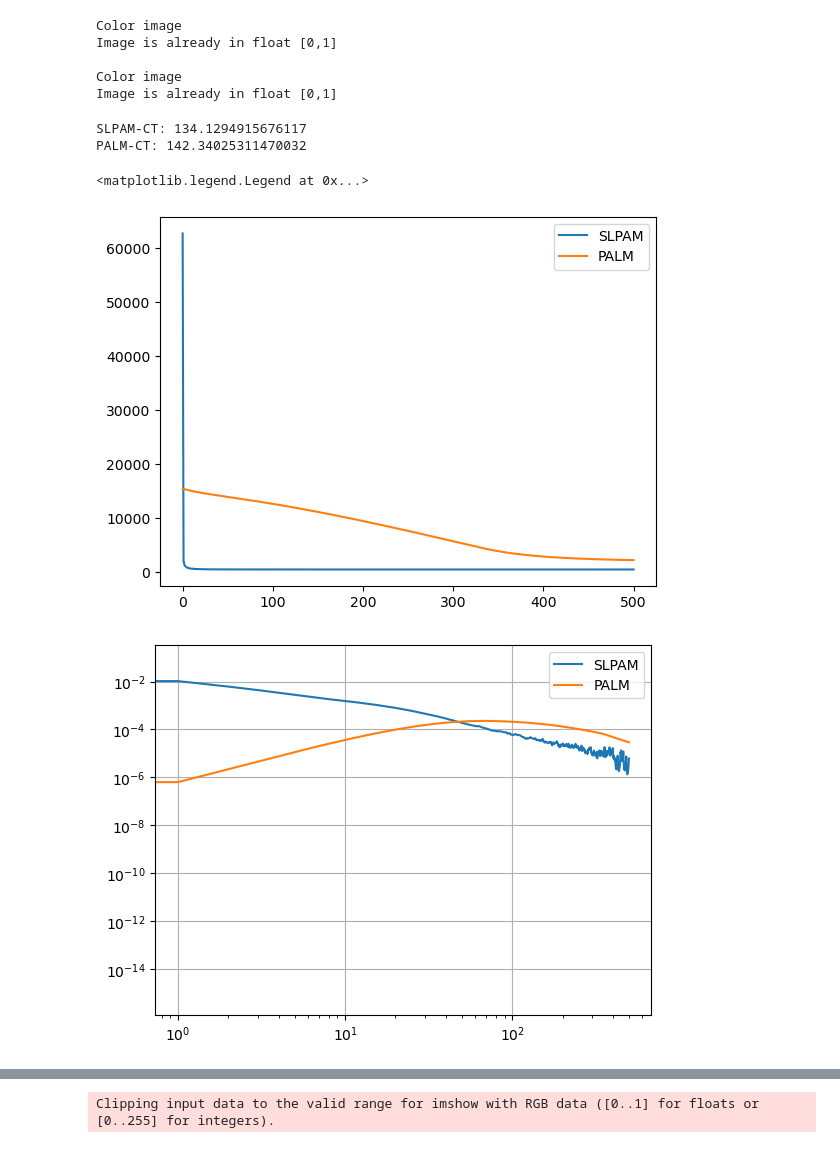
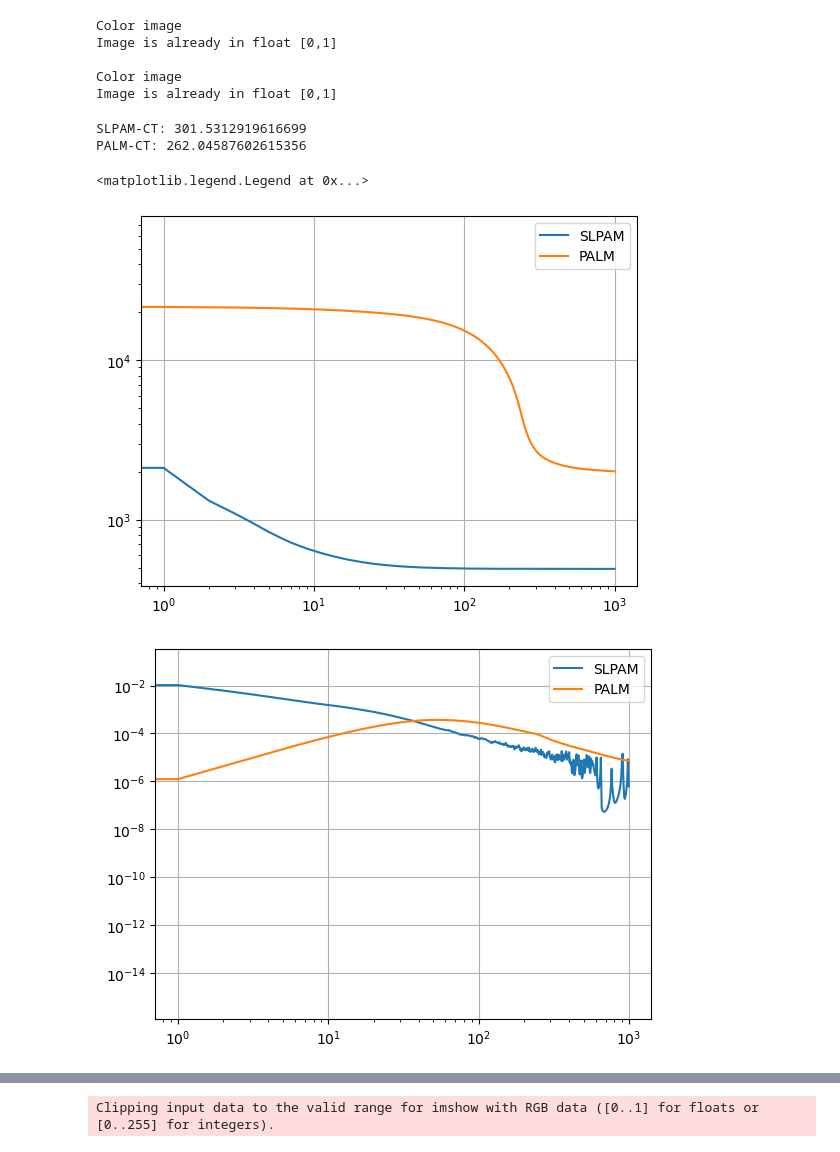
Before and after one commit to HoangTrieuVy/GGS-DMS, a Jupyter notebook: these-reproduce/Untitled.ipynb, the cells around one changed output, grey strips where cells are left out. Saved outputs shown, nothing was run; the diff lists cells and outputs as text; code cells hidden in the pictures.

```diff
--- a/these-reproduce/Untitled.ipynb
+++ b/these-reproduce/Untitled.ipynb
@@ -25,27 +25,23 @@ slpam_solver = DMS(
         edges="similar",
         beta=8,
         lamb=2e-3,
-        eps=0.2,
         stop_criterion=1e-4,
-        MaximumIteration=500,
+        MaximumIteration=1000,
         method="SLPAM",
         noised_image_input=z,
         optD="OptD",
         dk_SLPAM_factor=1e-4,
-        eps_AT_min=0.02,
         A=np.ones((r,l)))
 palm_solver = DMS(
         norm_type="l1",
         edges="similar",
         beta=8,
         lamb=7e-2,
-        eps=0.2,
         stop_criterion=1e-4,
-        MaximumIteration=500,
+        MaximumIteration=1000,
         method="PALM",
         noised_image_input=z,
         optD="OptD",
-        eps_AT_min=0.02,
         A=np.ones((r,l)))
 # %% [output]
 Color image
@@ -65,24 +61,25 @@ time_palm= time.time()-time2
 print("SLPAM-CT:",time_slpam)
 print("PALM-CT:",time_palm)
 # %% [output]
-SLPAM-CT: 134.1294915676117
-PALM-CT: 142.34025311470032
+SLPAM-CT: 301.5312919616699
+PALM-CT: 262.04587602615356
 # %%
 plt.figure()
-plt.plot(out_slpam[2],label='SLPAM')
-plt.plot(out_palm[2],label='PALM')
+plt.loglog(out_slpam[2],label='SLPAM')
+plt.loglog(out_palm[2],label='PALM')
 plt.legend()
+plt.grid("on")
 plt.figure()
 plt.grid("on")
 plt.loglog(out_slpam[3],label='SLPAM')
 plt.loglog(out_palm[3],label='PALM')
 plt.legend()
 plt.figure()
 plt.grid("on")
 plt.loglog(out_slpam[4],label='SLPAM')
 plt.loglog(out_palm[4],label='PALM')
 plt.legend()
 # %% [output]
 <matplotlib.legend.Legend at 0x...>
-[figure, old version]
+[figure, new version]
-[figure, old version]
+[figure, new version]
```
Also changed, not shown: parts of 10 cells of this notebook, 1 other file.
